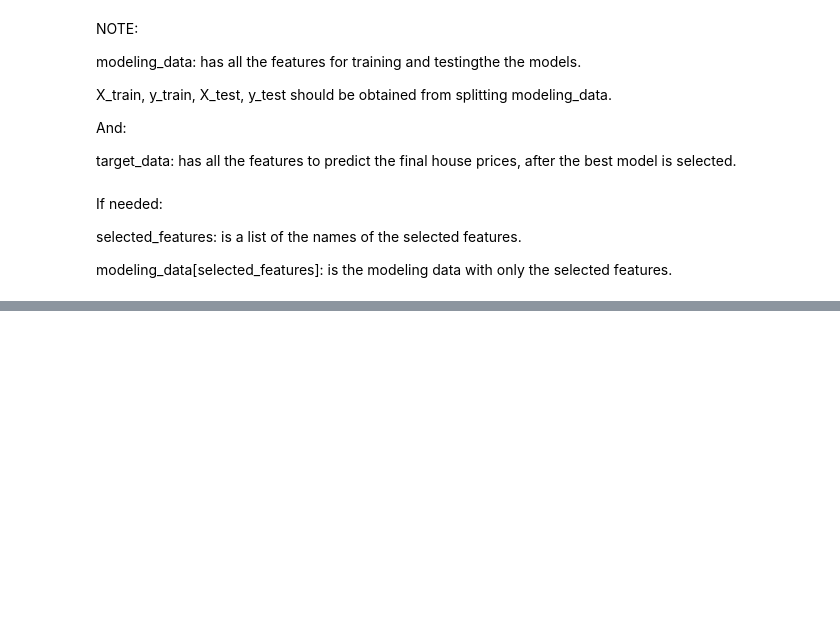
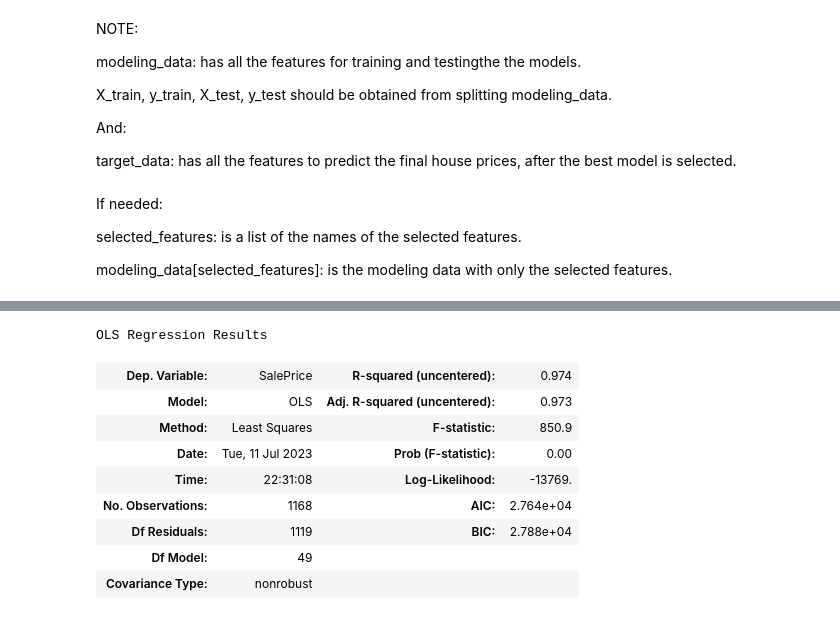
Before and after one commit to ziad-jradeh/House-Prices-Prediction, a Jupyter notebook: Modeling.ipynb, the cells around one changed output, grey strips where cells are left out. Cells and saved outputs as stored; diff of their text form; code cells hidden in the pictures; blank space fills up the shorter version.

```diff
--- a/Modeling.ipynb
+++ b/Modeling.ipynb
@@ -59,0 +105,3 @@ modeling_data = modeling_data[selected_features]
+# %%
+X = modeling_data.drop(columns=['SalePrice'])
+y = modeling_data['SalePrice']
@@ -59,0 +148,17 @@ modeling_data = modeling_data[selected_features]
+# %%
+import  statsmodels.api  as  sm
+lm = sm.OLS(y_train, X_train )
+model = lm.fit()
+y_pred = model.predict(X_test)
+model.summary().tables[0]
+# %% [output]
+OLS Regression Results
+| Dep. Variable: | SalePrice | R-squared (uncentered): | 0.974 |
+| Model: | OLS | Adj. R-squared (uncentered): | 0.973 |
+| Method: | Least Squares | F-statistic: | 850.9 |
+| Date: | Tue, 11 Jul 2023 | Prob (F-statistic): | 0.00 |
+| Time: | 22:31:08 | Log-Likelihood: | -13769. |
+| No. Observations: | 1168 | AIC: | 2.764e+04 |
+| Df Residuals: | 1119 | BIC: | 2.788e+04 |
+| Df Model: | 49 |  |  |
+| Covariance Type: | nonrobust |  |  |
```
Also changed, not shown: parts of 34 cells of this notebook, 8 other files.
